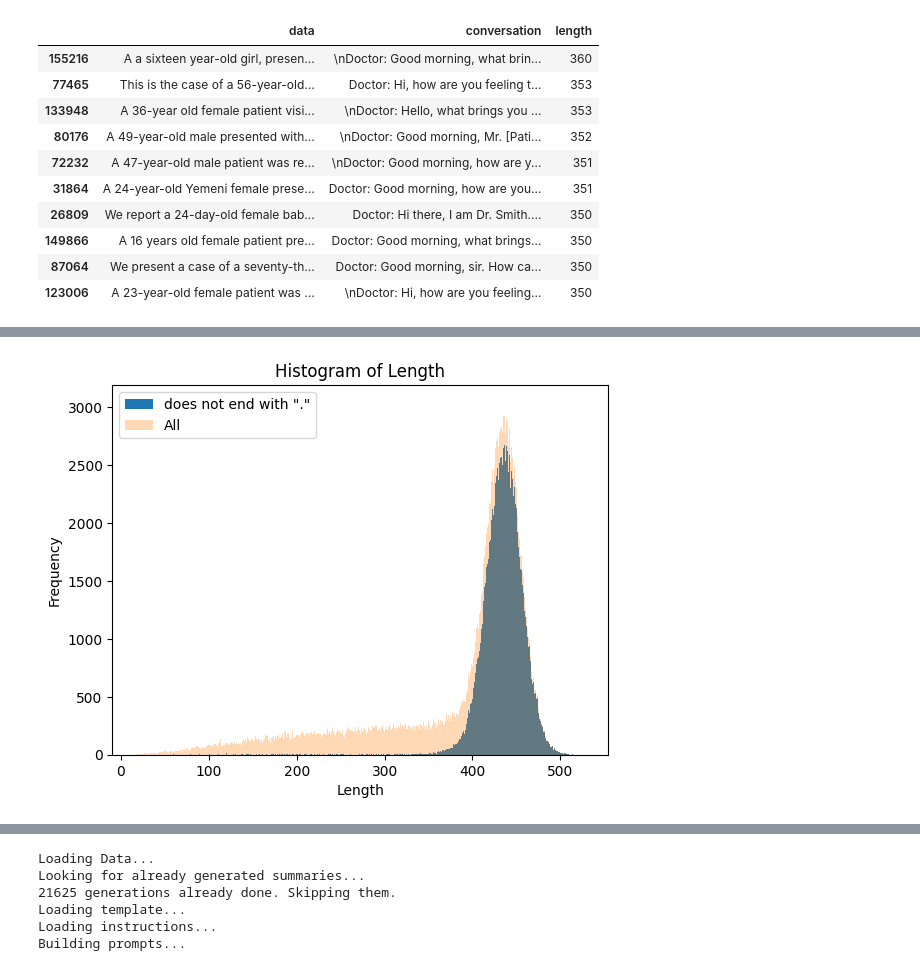
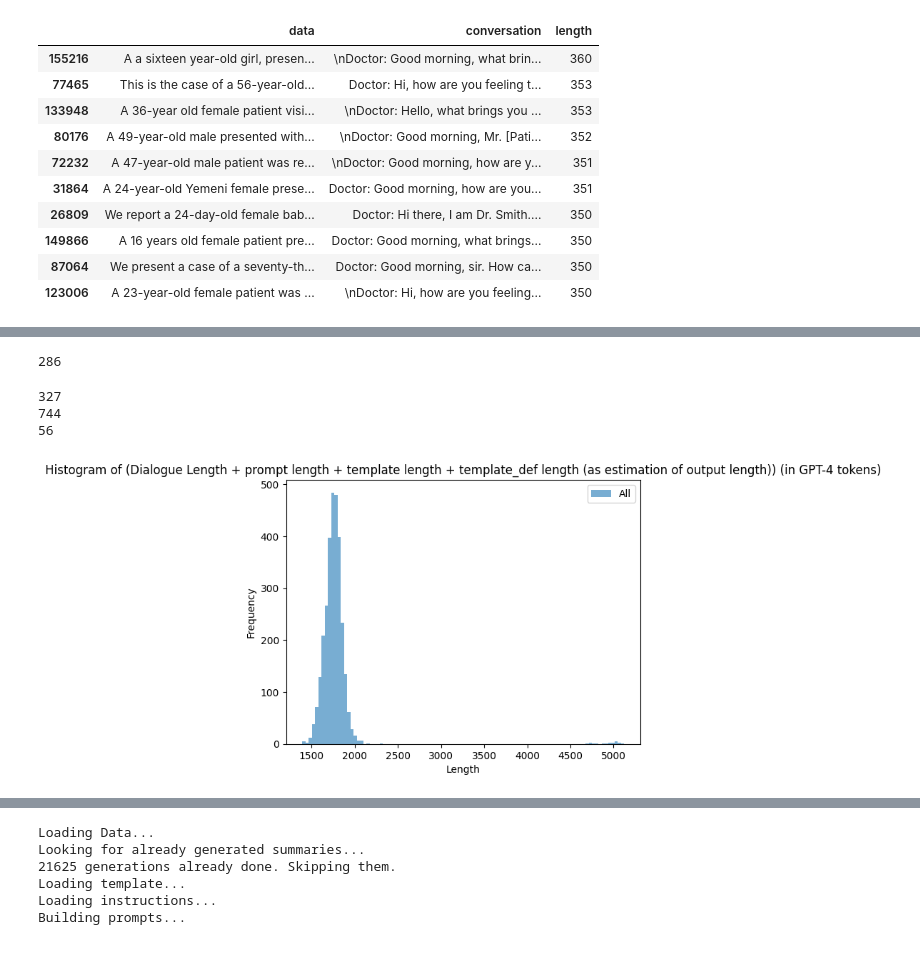
Before and after one commit to EPFL-IC-Make-Team/medinote, a Jupyter notebook: generation.ipynb, the cells around one changed output, grey strips where cells are left out. Drawn from its saved outputs; the diff is of its cells as text; code cells hidden in the pictures.

Commit message:
token count à foison

```diff
--- a/generation.ipynb
+++ b/generation.ipynb
@@ -192,26 +167,47 @@ notechat_token_sorted.to_json('data/NoteChat_sorted_token.jsonl', orient='record
-# %%
-import matplotlib.pyplot as plt
-
-# Filter out clinical notes where the last character of "data" is not '.'
-notechat_token_truncated = notechat_token_sorted[~notechat_token_sorted['data'].str.endswith('.')]
-
-# Calculate the length of each clinical note
-lengths_filtered = notechat_token_truncated['length']
-lengths_all = notechat_token_sorted['length']
-
-# Create the histogram with transparency
-plt.hist(lengths_filtered, bins=max(lengths_filtered)-min(lengths_filtered)+1, alpha=1, label='does not end with "."')
-plt.hist(lengths_all, bins=max(lengths_all)-min(lengths_all)+1, alpha=0.3, label='All')
-
-# Set the labels and title
-plt.xlabel('Length')
-plt.ylabel('Frequency')
-plt.title('Histogram of Length')
-
-# Show the legend
-plt.legend()
-
-# Show the plot
-plt.show()
-# %% [output]
-[figure, removed]
+# %%
+print(len(
+    f'Given the provided patient-doctor dialogue, write the corresponding patient information summary in JSON format.\nMake sure to extract all the information from the dialogue into the template, but do not add any new information. \nIf a field is not mentioned, simply write \"feature\": \"None\"'))
+# %% [output]
+286
+# %%
+notechat_test = pd.read_json('data/summarizer_test.jsonl', orient='records', lines=True)
+#Sort by increasing length of dialogue
+notechat_test['length'] = notechat_test['prompt'].apply(lambda x: count_tokens(x[286:]))
+
+
+with open('generation/templates/template.json', 'r') as f:
+    template = json.load(f)
+
+print(count_tokens(str(template)))
+
+with open('generation/templates/template_definitions.json', 'r') as f:
+    template_def = json.load(f)
+
+print(count_tokens(str(template_def)))
+
+with open('generation/instructions/summarize.txt', 'r') as f:
+    instructions = f.read()
+
+print(count_tokens(instructions))
+
+# Calculate the length of each clinical note
+lengths_all = notechat_test['length'] + count_tokens(instructions) + count_tokens(str(template)) + count_tokens(str(template_def))
+
+# Create the histogram with transparency
+plt.hist(lengths_all, bins=100, alpha=0.6, label='All')
+
+# Set the labels and title
+plt.xlabel('Length')
+plt.ylabel('Frequency')
+plt.title('Histogram of (Dialogue Length + prompt length + template length + template_def length (as estimation of output length)) (in GPT-4 tokens)')
+
+# Show the legend
+plt.legend()
+
+# Show the plot
+plt.show()
+# %% [output]
+327
+744
+56
+[figure, added]
```
Also changed, not shown: parts of 3 cells of this notebook, 1 other file.
